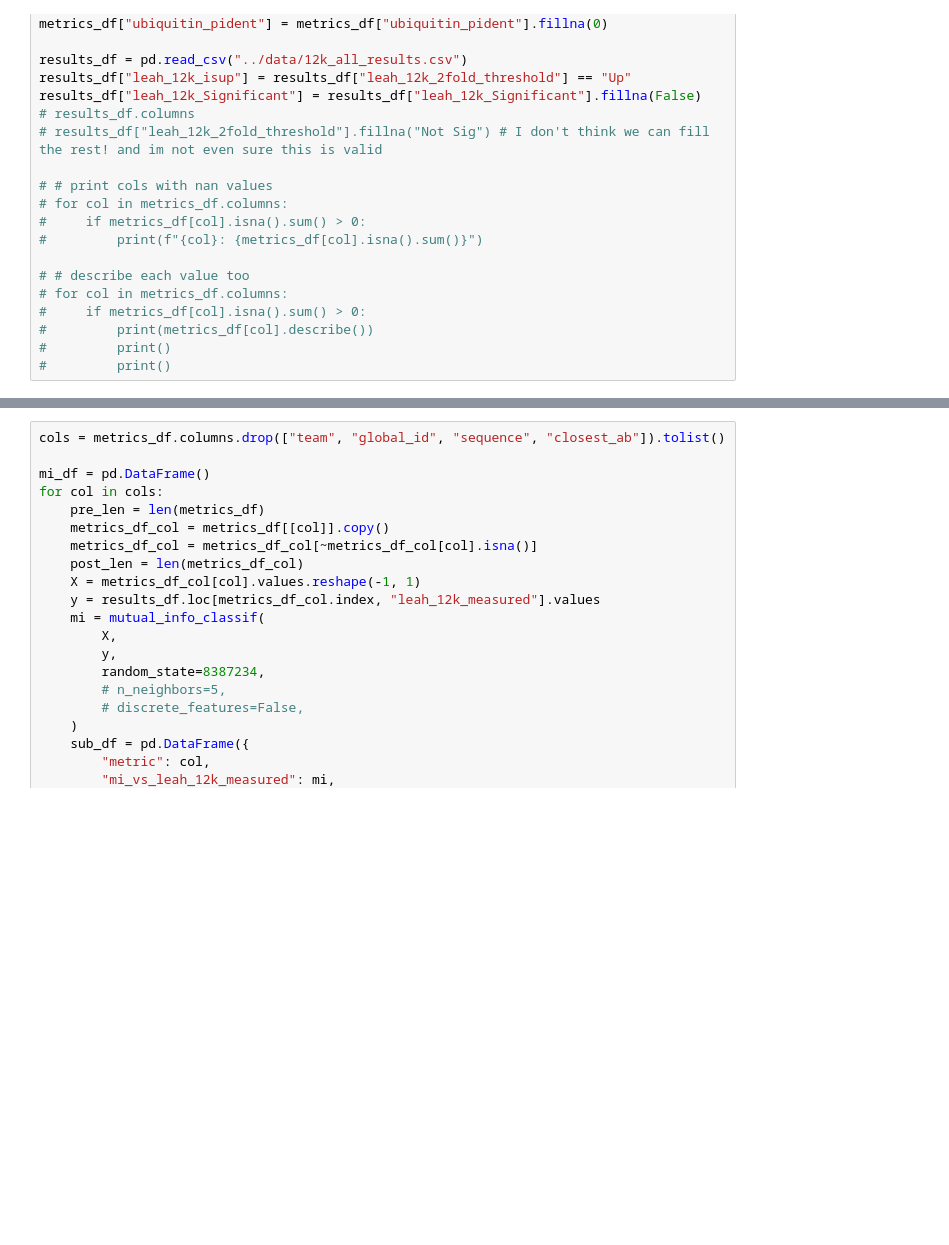
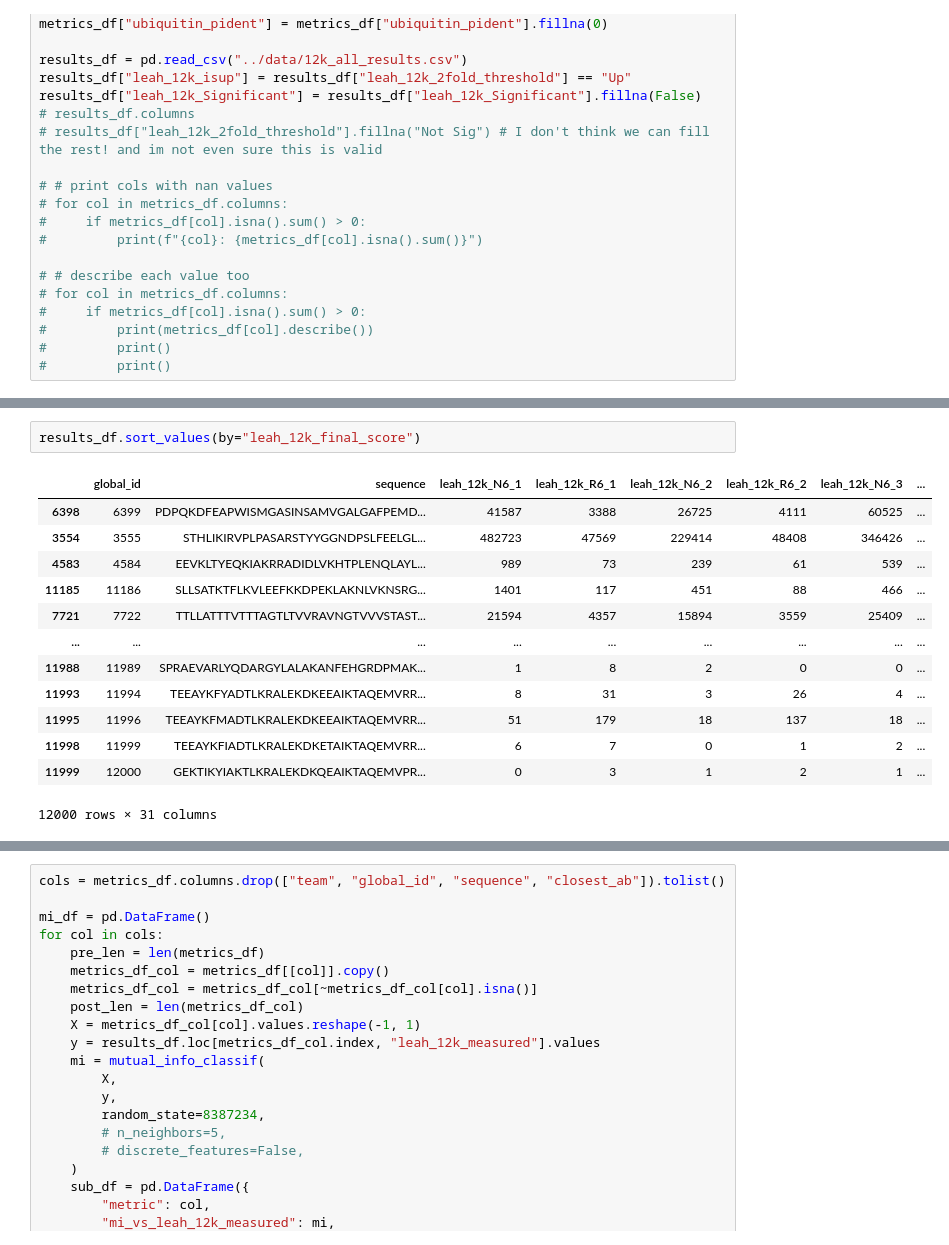
Before and after one commit to kosonocky/bits-to-binders, a Jupyter notebook: scripts/analyze.ipynb, the cells around one changed output, grey strips where cells are left out. Drawn from its saved outputs; the diff is of its cells as text; blank space fills up the shorter version.

```diff
--- a/scripts/analyze.ipynb
+++ b/scripts/analyze.ipynb
@@ -31,0 +51,16 @@ results_df["leah_12k_Significant"] = results_df["leah_12k_Significant"].fillna(F
+# %%
+results_df.sort_values(by="leah_12k_final_score")
+# %% [output]
+|  | global_id | sequence | leah_12k_N6_1 | leah_12k_R6_1 | leah_12k_N6_2 | leah_12k_R6_2 | leah_12k_N6_3 | ... |
+| 6398 | 6399 | PDPQKDFEAPWISMGASINSAMVGALGAFPEMD... | 41587 | 3388 | 26725 | 4111 | 60525 | ... |
+| 3554 | 3555 | STHLIKIRVPLPASARSTYYGGNDPSLFEELGL... | 482723 | 47569 | 229414 | 48408 | 346426 | ... |
+| 4583 | 4584 | EEVKLTYEQKIAKRRADIDLVKHTPLENQLAYL... | 989 | 73 | 239 | 61 | 539 | ... |
+| 11185 | 11186 | SLLSATKTFLKVLEEFKKDPEKLAKNLVKNSRG... | 1401 | 117 | 451 | 88 | 466 | ... |
+| 7721 | 7722 | TTLLATTTVTTTAGTLTVVRAVNGTVVVSTAST... | 21594 | 4357 | 15894 | 3559 | 25409 | ... |
+| ... | ... | ... | ... | ... | ... | ... | ... | ... |
+| 11988 | 11989 | SPRAEVARLYQDARGYLALAKANFEHGRDPMAK... | 1 | 8 | 2 | 0 | 0 | ... |
+| 11993 | 11994 | TEEAYKFYADTLKRALEKDKEEAIKTAQEMVRR... | 8 | 31 | 3 | 26 | 4 | ... |
+| 11995 | 11996 | TEEAYKFMADTLKRALEKDKEEAIKTAQEMVRR... | 51 | 179 | 18 | 137 | 18 | ... |
+| 11998 | 11999 | TEEAYKFIADTLKRALEKDKETAIKTAQEMVRR... | 6 | 7 | 0 | 1 | 2 | ... |
+| 11999 | 12000 | GEKTIKYIAKTLKRALEKDKQEAIKTAQEMVPR... | 0 | 3 | 1 | 2 | 1 | ... |
+12000 rows × 31 columns
```
Also changed, not shown: parts of 31 cells of this notebook, 2 other files.
